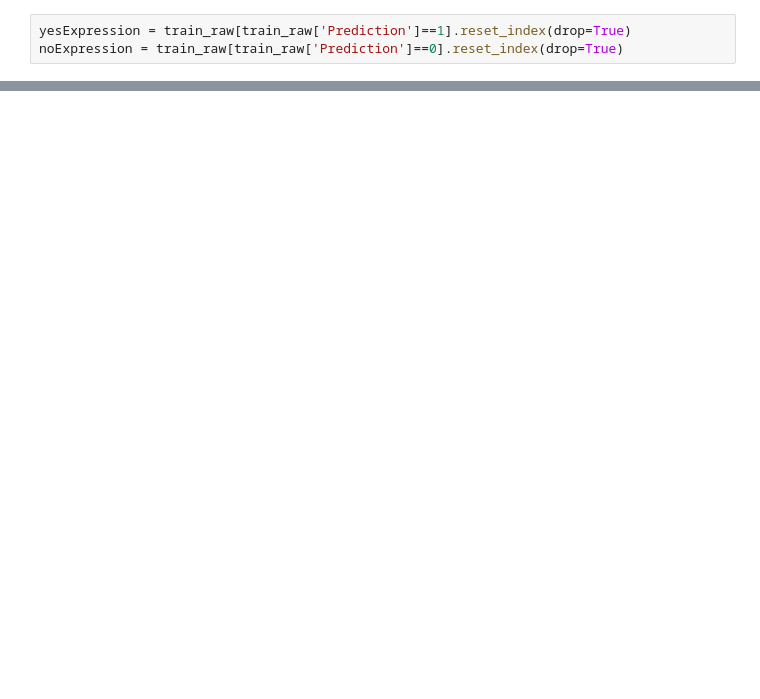
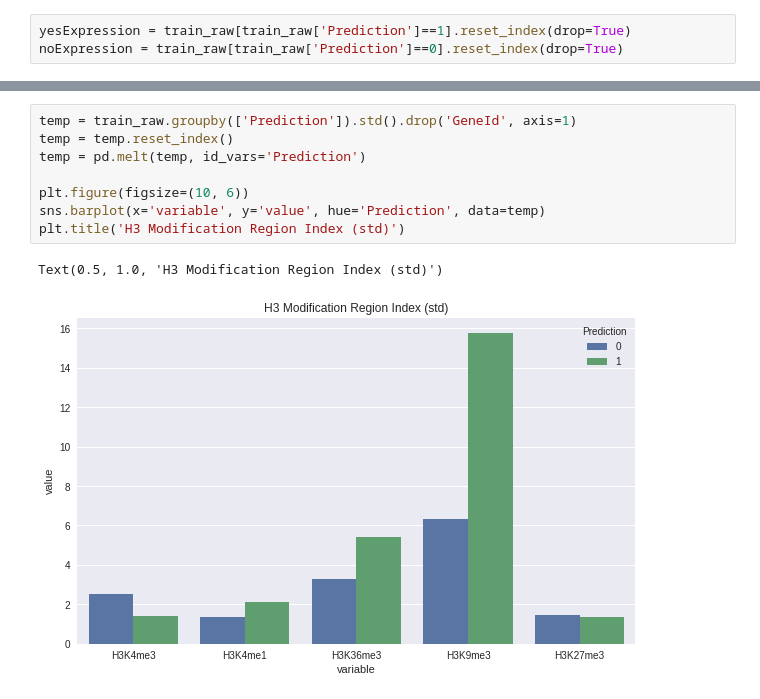
Before and after one commit to ilovemyminutes/ResearchInternshipUOS, a Jupyter notebook: Gene Expression Prediction/notebooks/First Look.ipynb, the cells around one changed output, grey strips where cells are left out. Cells and saved outputs as stored; diff of their text form; blank space fills up the shorter version.

```diff
--- a/Gene Expression Prediction/notebooks/First Look.ipynb
+++ b/Gene Expression Prediction/notebooks/First Look.ipynb
@@ -96,0 +101,11 @@ H3K27me3
+# %%
+temp = train_raw.groupby(['Prediction']).std().drop('GeneId', axis=1)
+temp = temp.reset_index()
+temp = pd.melt(temp, id_vars='Prediction')
+
+plt.figure(figsize=(10, 6))
+sns.barplot(x='variable', y='value', hue='Prediction', data=temp)
+plt.title('H3 Modification Region Index (std)')
+# %% [output]
+Text(0.5, 1.0, 'H3 Modification Region Index (std)')
+[figure, added]
```
Also changed, not shown: parts of 43 cells of this notebook.
